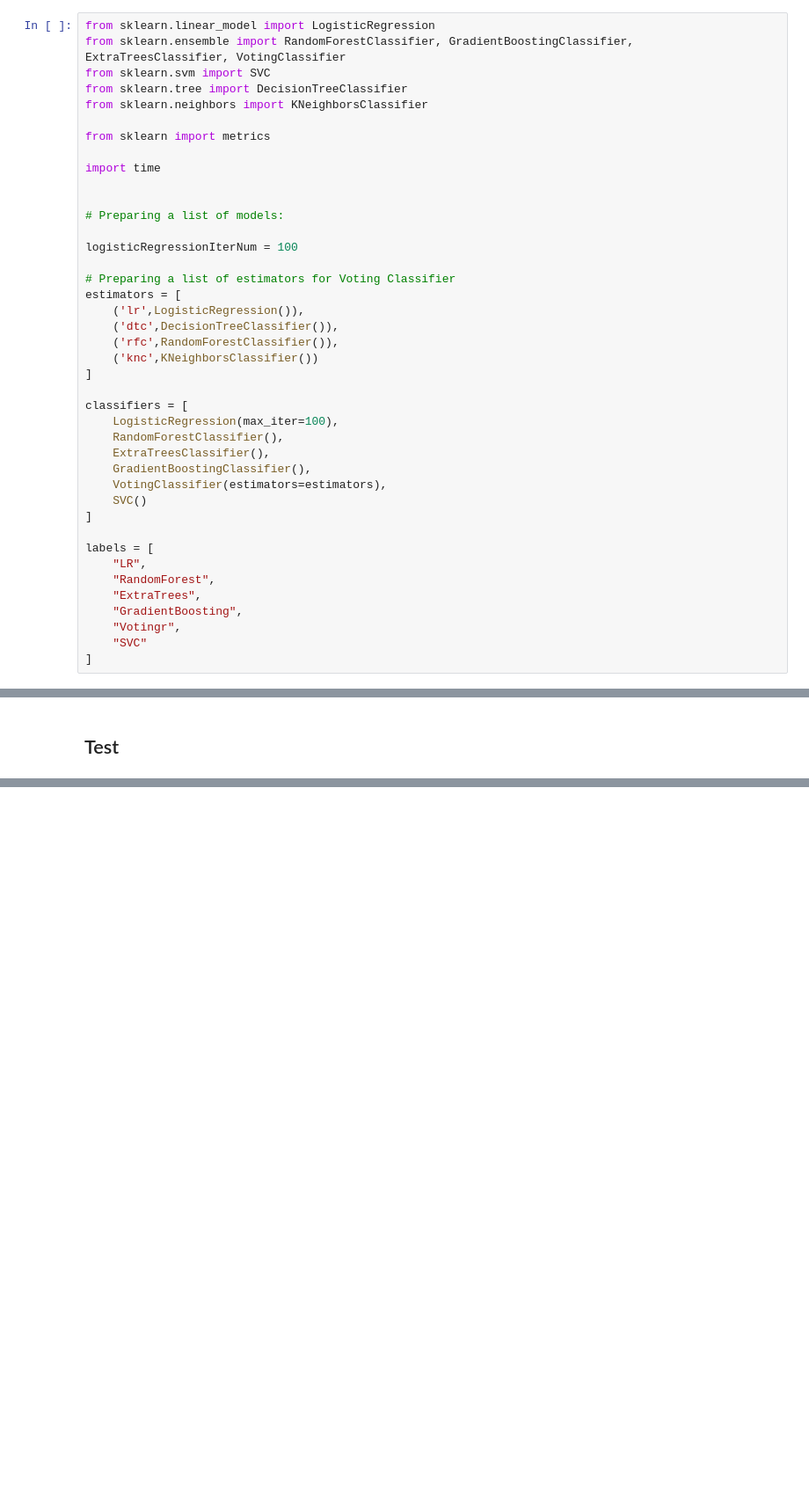
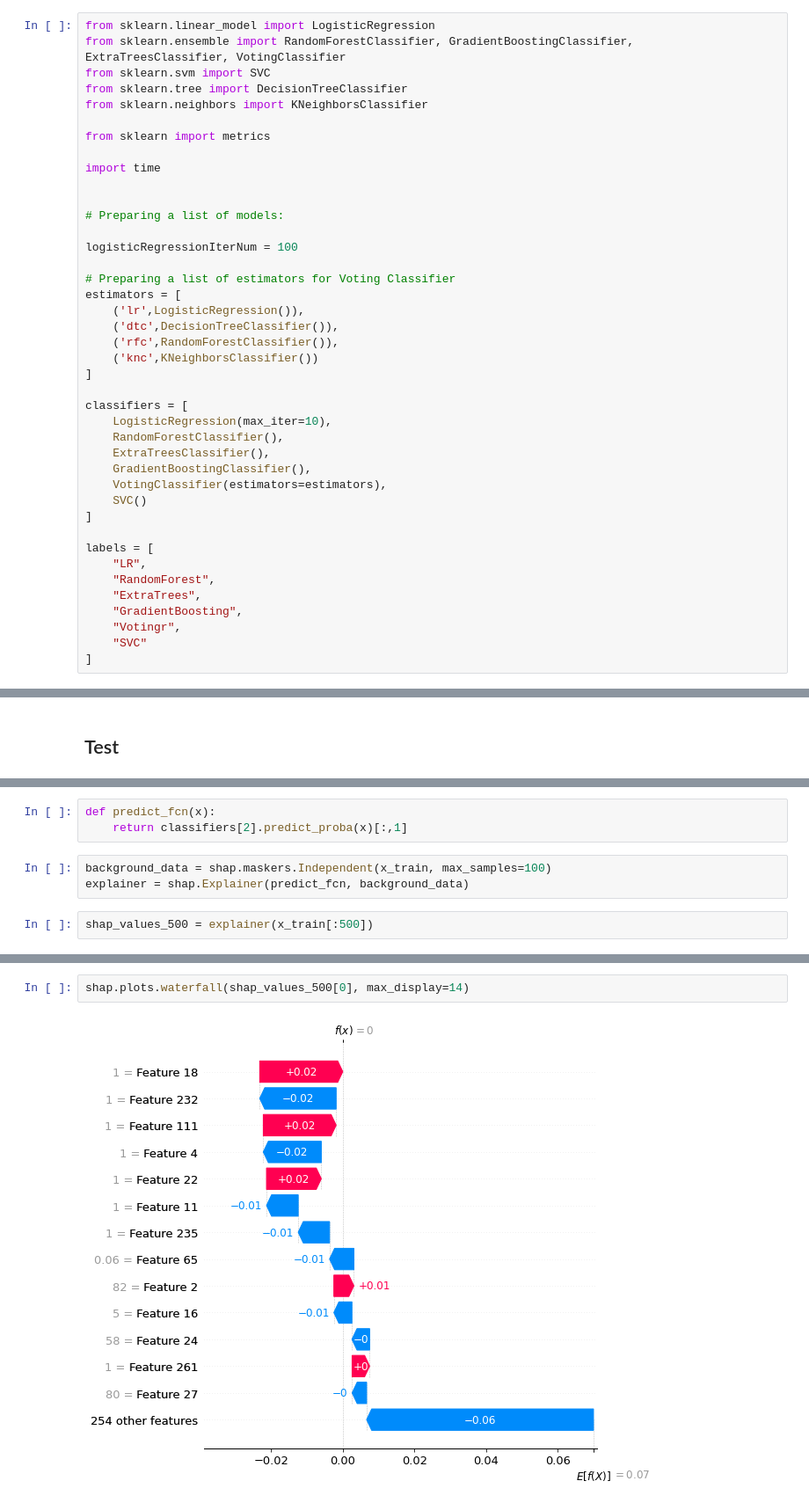
Before and after one commit to EladBil/DS-Squad-Project, a Jupyter notebook: Model/ModelNotebook.ipynb, the cells around one changed output, grey strips where cells are left out. Shown: that part at 88% size. Cells and saved outputs as stored; diff of their text form; blank space fills up the shorter version.

```diff
--- a/Model/ModelNotebook.ipynb
+++ b/Model/ModelNotebook.ipynb
@@ -44,7 +87,7 @@ estimators = [
 ]
 
 classifiers = [
-    LogisticRegression(max_iter=100),
+    LogisticRegression(max_iter=10),
     RandomForestClassifier(),
     ExtraTreesClassifier(),
     GradientBoostingClassifier(),
@@ -231,0 +243,8 @@ pred_results
+# %%
+def predict_fcn(x):
+    return classifiers[2].predict_proba(x)[:,1]
+# %%
+background_data = shap.maskers.Independent(x_train, max_samples=100)
+explainer = shap.Explainer(predict_fcn, background_data)
+# %%
+shap_values_500 = explainer(x_train[:500])
@@ -231,0 +253,4 @@ pred_results
+# %%
+shap.plots.waterfall(shap_values_500[0], max_display=14)
+# %% [output]
+[figure, added]
```
Also changed, not shown: parts of 23 cells of this notebook.
